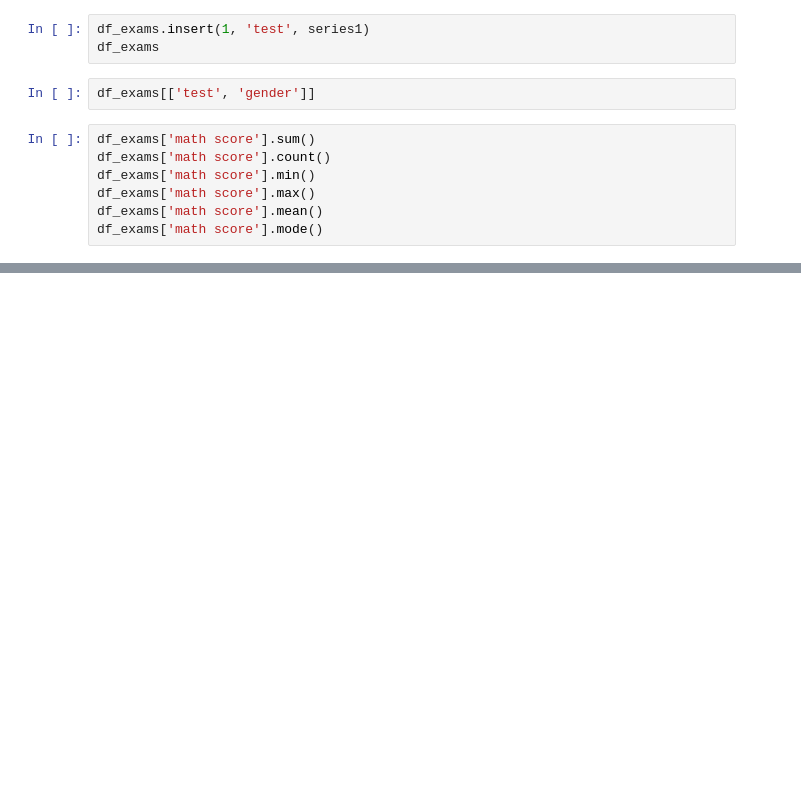
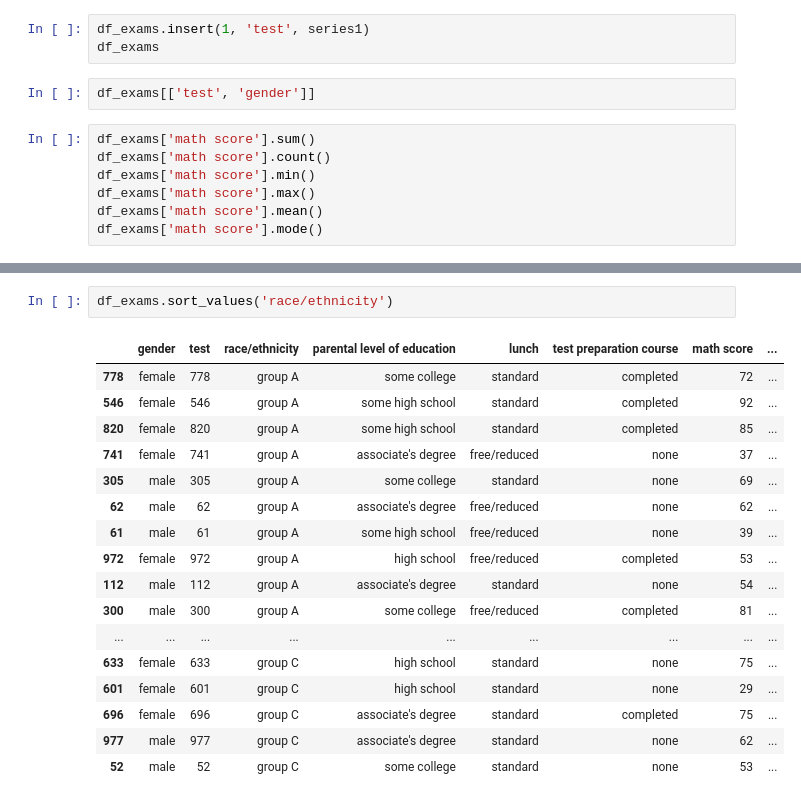
Before and after one commit to Stan-is-the-man/Data_science_bootcamp_2023, a Jupyter notebook: data_science_bootcamp.ipynb, the cells around one changed output, grey strips where cells are left out. Drawn from its saved outputs; the diff is of its cells as text; blank space fills up the shorter version.

```diff
--- a/data_science_bootcamp.ipynb
+++ b/data_science_bootcamp.ipynb
@@ -160,0 +119,20 @@ Name: proportion, dtype: float64
+# %%
+df_exams.sort_values('race/ethnicity')
+# %% [output]
+|  | gender | test | race/ethnicity | parental level of education | lunch | test preparation course | math score | ... |
+| 778 | female | 778 | group A | some college | standard | completed | 72 | ... |
+| 546 | female | 546 | group A | some high school | standard | completed | 92 | ... |
+| 820 | female | 820 | group A | some high school | standard | completed | 85 | ... |
+| 741 | female | 741 | group A | associate's degree | free/reduced | none | 37 | ... |
+| 305 | male | 305 | group A | some college | standard | none | 69 | ... |
+| 62 | male | 62 | group A | associate's degree | free/reduced | none | 62 | ... |
+| 61 | male | 61 | group A | some high school | free/reduced | none | 39 | ... |
+| 972 | female | 972 | group A | high school | free/reduced | completed | 53 | ... |
+| 112 | male | 112 | group A | associate's degree | standard | none | 54 | ... |
+| 300 | male | 300 | group A | some college | free/reduced | completed | 81 | ... |
+| ... | ... | ... | ... | ... | ... | ... | ... | ... |
+| 633 | female | 633 | group C | high school | standard | none | 75 | ... |
+| 601 | female | 601 | group C | high school | standard | none | 29 | ... |
+| 696 | female | 696 | group C | associate's degree | standard | completed | 75 | ... |
+| 977 | male | 977 | group C | associate's degree | standard | none | 62 | ... |
+| 52 | male | 52 | group C | some college | standard | none | 53 | ... |
```
Also changed, not shown: parts of 7 cells of this notebook.
